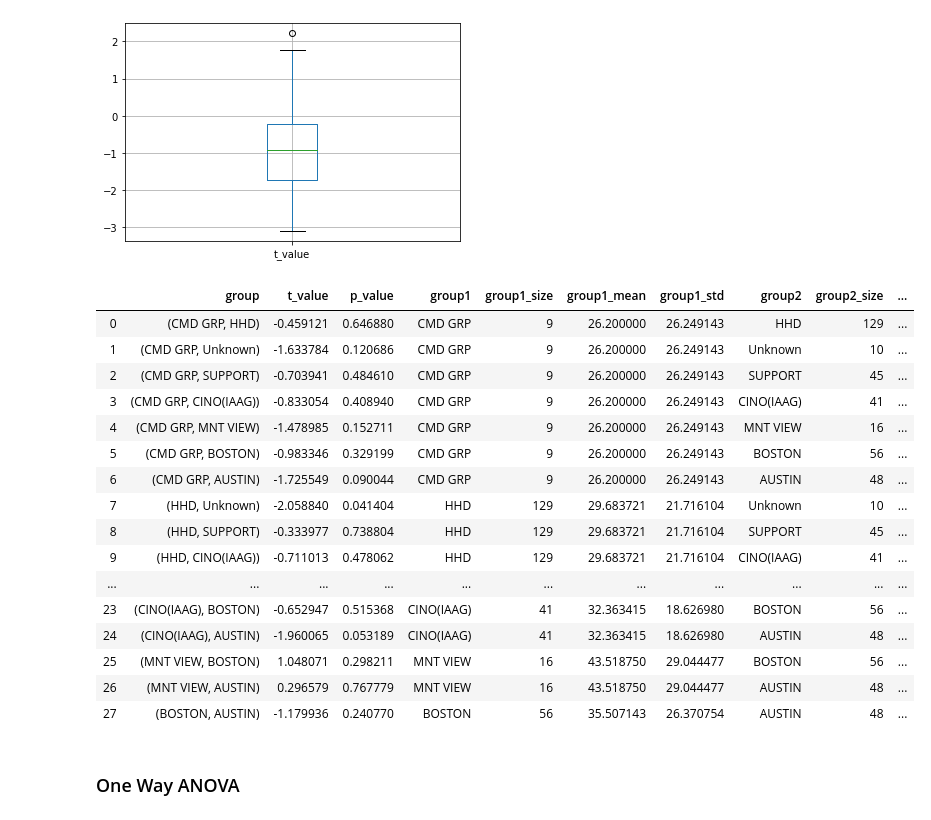
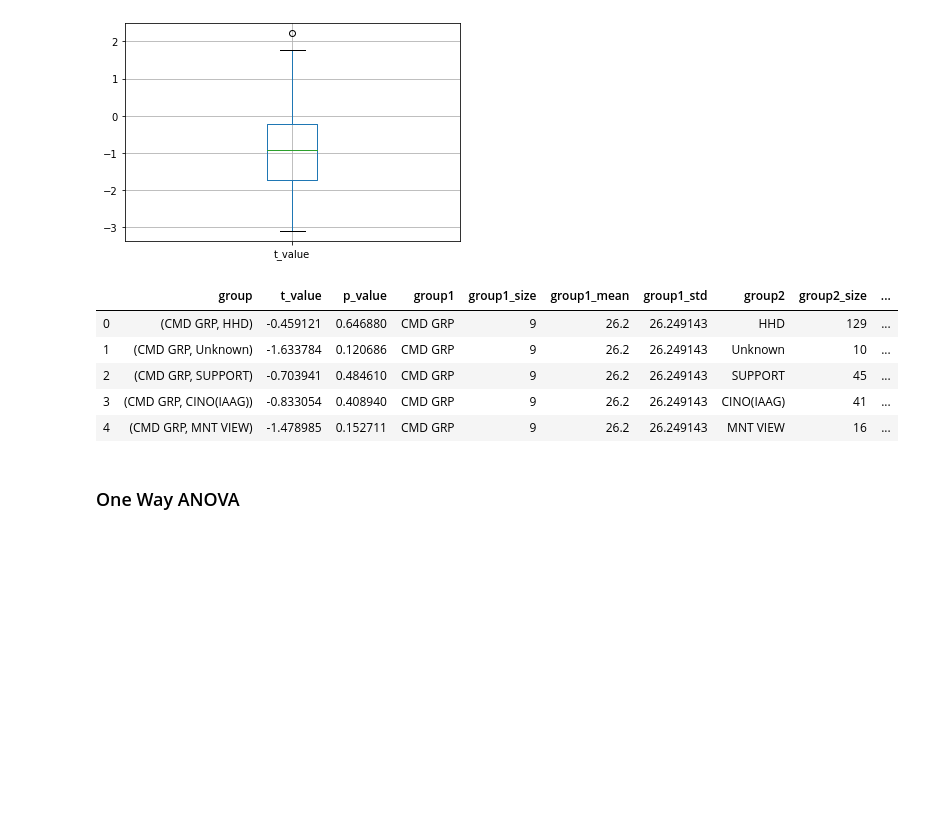
Before and after one commit to sstarr1879/readiness_score, a Jupyter notebook: multicomparison.ipynb, the cells around one changed output. Saved outputs shown, nothing was run; the diff lists cells and outputs as text; code cells hidden in the pictures; blank space fills up the shorter version.

```diff
--- a/multicomparison.ipynb
+++ b/multicomparison.ipynb
@@ -174,25 +164,14 @@ boxlot = t_test_frame.boxplot(column=(['t_value']))
 # %%
 #t_test_frame.to_csv(r'C:\Users\sarah\Documents\python\readiness_score_output\t_test_frame_CITY_SECTION.csv')
 # %%
-t_test_frame
+t_test_frame.head()
 # %% [output]
 |  | group | t_value | p_value | group1 | group1_size | group1_mean | group1_std | group2 | group2_size | ... |
-| 0 | (CMD GRP, HHD) | -0.459121 | 0.646880 | CMD GRP | 9 | 26.200000 | 26.249143 | HHD | 129 | ... |
-| 1 | (CMD GRP, Unknown) | -1.633784 | 0.120686 | CMD GRP | 9 | 26.200000 | 26.249143 | Unknown | 10 | ... |
-| 2 | (CMD GRP, SUPPORT) | -0.703941 | 0.484610 | CMD GRP | 9 | 26.200000 | 26.249143 | SUPPORT | 45 | ... |
-| 3 | (CMD GRP, CINO(IAAG)) | -0.833054 | 0.408940 | CMD GRP | 9 | 26.200000 | 26.249143 | CINO(IAAG) | 41 | ... |
-| 4 | (CMD GRP, MNT VIEW) | -1.478985 | 0.152711 | CMD GRP | 9 | 26.200000 | 26.249143 | MNT VIEW | 16 | ... |
-| 5 | (CMD GRP, BOSTON) | -0.983346 | 0.329199 | CMD GRP | 9 | 26.200000 | 26.249143 | BOSTON | 56 | ... |
-| 6 | (CMD GRP, AUSTIN) | -1.725549 | 0.090044 | CMD GRP | 9 | 26.200000 | 26.249143 | AUSTIN | 48 | ... |
-| 7 | (HHD, Unknown) | -2.058840 | 0.041404 | HHD | 129 | 29.683721 | 21.716104 | Unknown | 10 | ... |
-| 8 | (HHD, SUPPORT) | -0.333977 | 0.738804 | HHD | 129 | 29.683721 | 21.716104 | SUPPORT | 45 | ... |
-| 9 | (HHD, CINO(IAAG)) | -0.711013 | 0.478062 | HHD | 129 | 29.683721 | 21.716104 | CINO(IAAG) | 41 | ... |
-| ... | ... | ... | ... | ... | ... | ... | ... | ... | ... | ... |
-| 23 | (CINO(IAAG), BOSTON) | -0.652947 | 0.515368 | CINO(IAAG) | 41 | 32.363415 | 18.626980 | BOSTON | 56 | ... |
-| 24 | (CINO(IAAG), AUSTIN) | -1.960065 | 0.053189 | CINO(IAAG) | 41 | 32.363415 | 18.626980 | AUSTIN | 48 | ... |
-| 25 | (MNT VIEW, BOSTON) | 1.048071 | 0.298211 | MNT VIEW | 16 | 43.518750 | 29.044477 | BOSTON | 56 | ... |
-| 26 | (MNT VIEW, AUSTIN) | 0.296579 | 0.767779 | MNT VIEW | 16 | 43.518750 | 29.044477 | AUSTIN | 48 | ... |
-| 27 | (BOSTON, AUSTIN) | -1.179936 | 0.240770 | BOSTON | 56 | 35.507143 | 26.370754 | AUSTIN | 48 | ... |
+| 0 | (CMD GRP, HHD) | -0.459121 | 0.646880 | CMD GRP | 9 | 26.2 | 26.249143 | HHD | 129 | ... |
+| 1 | (CMD GRP, Unknown) | -1.633784 | 0.120686 | CMD GRP | 9 | 26.2 | 26.249143 | Unknown | 10 | ... |
+| 2 | (CMD GRP, SUPPORT) | -0.703941 | 0.484610 | CMD GRP | 9 | 26.2 | 26.249143 | SUPPORT | 45 | ... |
+| 3 | (CMD GRP, CINO(IAAG)) | -0.833054 | 0.408940 | CMD GRP | 9 | 26.2 | 26.249143 | CINO(IAAG) | 41 | ... |
+| 4 | (CMD GRP, MNT VIEW) | -1.478985 | 0.152711 | CMD GRP | 9 | 26.2 | 26.249143 | MNT VIEW | 16 | ... |
 # %%
 #metrics_frame['CITY/SECTION'].nunique()
 metrics_frame['trs'] = metrics_frame['Total Readiness Score']
```
Also changed, not shown: parts of 3 cells of this notebook.
